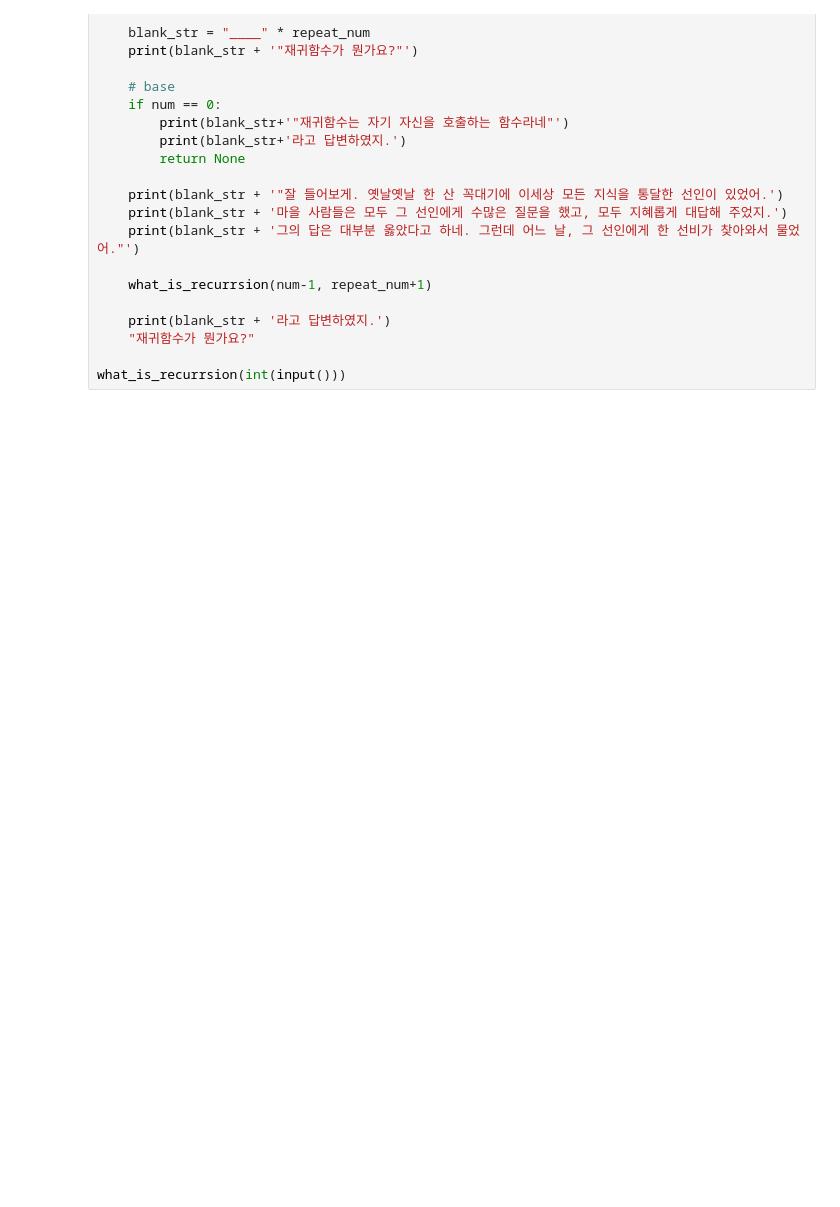
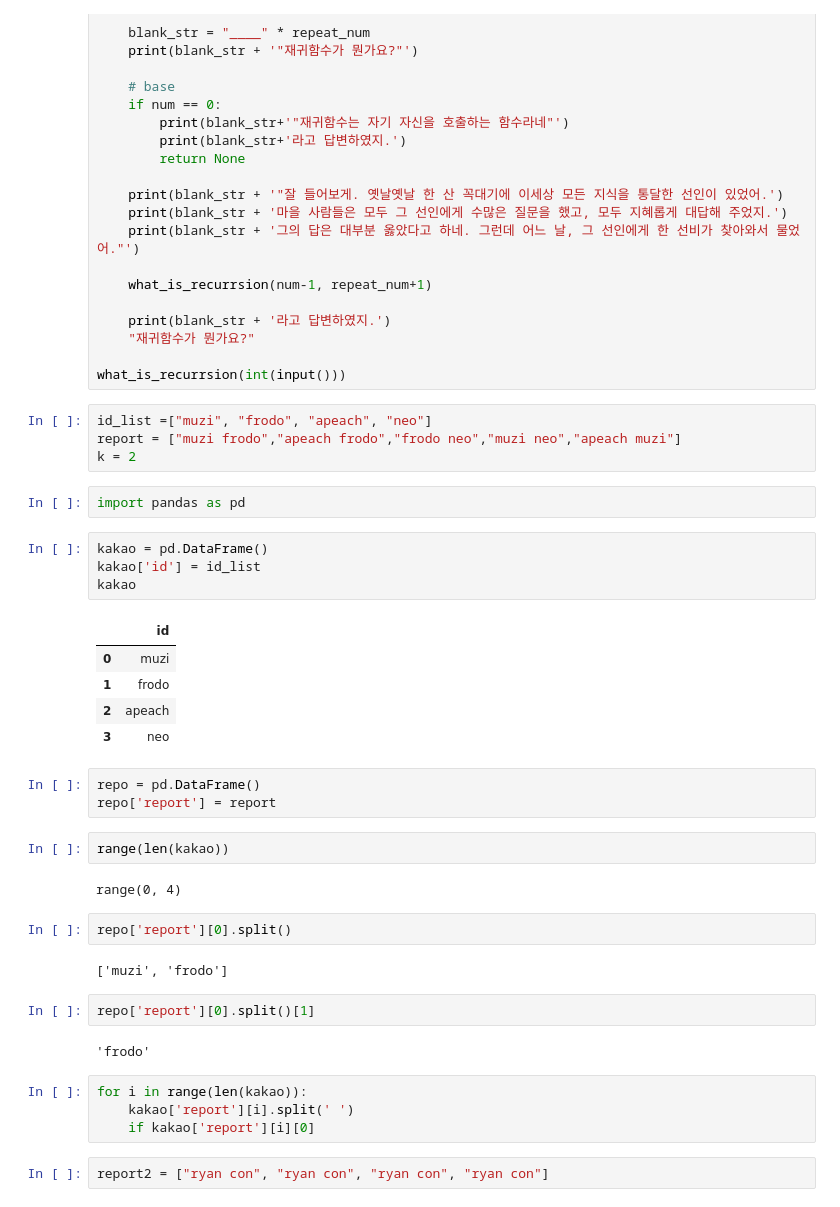
Before and after one commit to cabbi120101/TIL, a Jupyter notebook: python/프로그래머스.ipynb, the cells around one changed output. Saved outputs shown, nothing was run; the diff lists cells and outputs as text; blank space fills up the shorter version.

```diff
--- a/python/프로그래머스.ipynb
+++ b/python/프로그래머스.ipynb
@@ -368,3 +368,40 @@ def what_is_recurrsion(num, repeat_num=0):
     "재귀함수가 뭔가요?"
 
 what_is_recurrsion(int(input()))
+# %%
+id_list =["muzi", "frodo", "apeach", "neo"]
+report = ["muzi frodo","apeach frodo","frodo neo","muzi neo","apeach muzi"]
+k = 2
+# %%
+import pandas as pd
+# %%
+kakao = pd.DataFrame()
+kakao['id'] = id_list
+kakao
+# %% [output]
+|  | id |
+| 0 | muzi |
+| 1 | frodo |
+| 2 | apeach |
+| 3 | neo |
+# %%
+repo = pd.DataFrame()
+repo['report'] = report
+# %%
+range(len(kakao))
+# %% [output]
+range(0, 4)
+# %%
+repo['report'][0].split()
+# %% [output]
+['muzi', 'frodo']
+# %%
+repo['report'][0].split()[1]
+# %% [output]
+'frodo'
+# %%
+for i in range(len(kakao)):
+    kakao['report'][i].split(' ')
+    if kakao['report'][i][0]
+# %%
+report2 = ["ryan con", "ryan con", "ryan con", "ryan con"]
```
Also changed, not shown: parts of 41 cells of this notebook.
